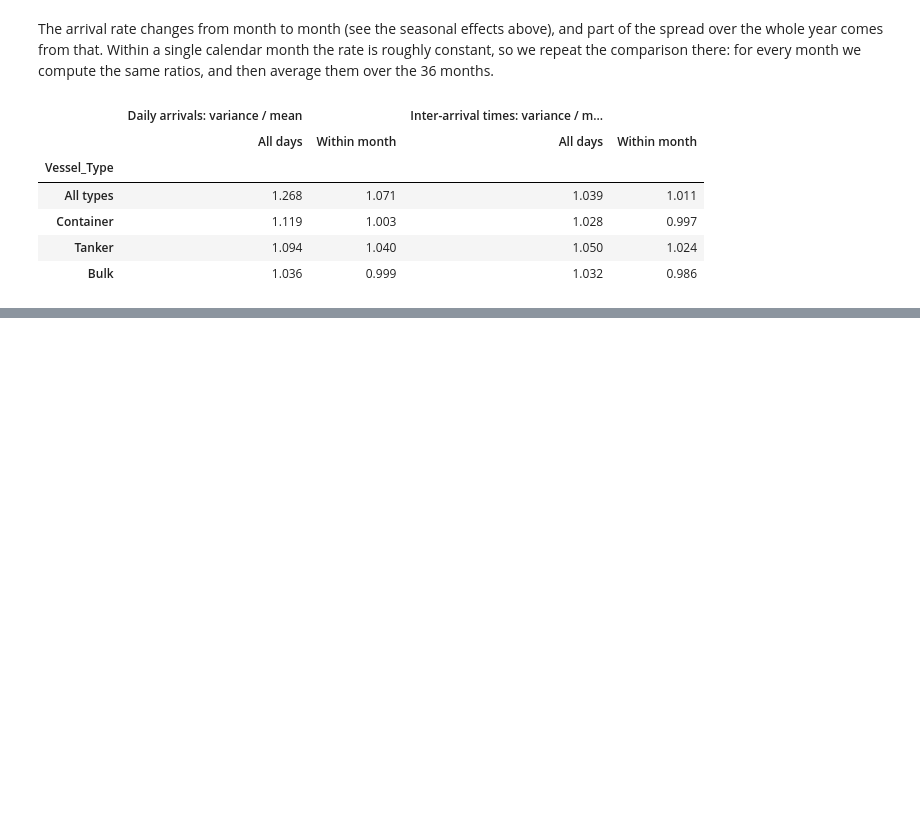
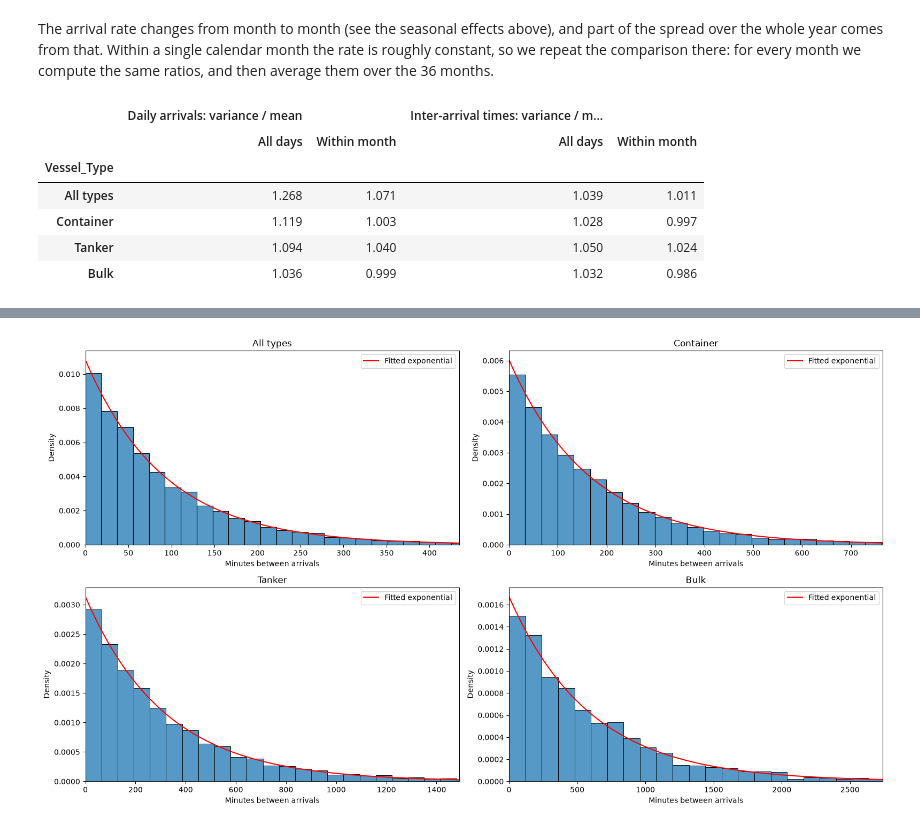
Before and after one commit to nikola300605/Stochastic_Simulation_Group_15, a Jupyter notebook: vessel_arrivals.ipynb, the cells around one changed output, grey strips where cells are left out. Saved outputs shown, nothing was run; the diff lists cells and outputs as text; code cells hidden in the pictures; blank space fills up the shorter version.

```diff
--- a/vessel_arrivals.ipynb
+++ b/vessel_arrivals.ipynb
@@ -426,0 +455,18 @@ seasonal_ratio_df.round(3)
+# %%
+fig, ax = plt.subplots(figsize = (16, 9), nrows=2, ncols=2)
+
+for a, t in zip(ax.flat, counts.columns):
+    g = gaps[t]
+    x = np.linspace(0, g.quantile(0.99), 200)
+
+    sns.histplot(data = g, stat="density", binwidth=g.mean() / 5, ax=a)
+    a.plot(x, expon(scale=g.mean()).pdf(x), color="r", label="Fitted exponential")
+    a.set_xlim(0, x[-1])
+    a.set_title(t)
+    a.set_xlabel("Minutes between arrivals")
+    a.legend()
+
+plt.tight_layout()
+fig.savefig("figures/inter_arrival_exponential_fit.png", bbox_inches="tight")
+# %% [output]
+[figure, added]
```
Also changed, not shown: parts of 4 cells of this notebook, 1 other file.
